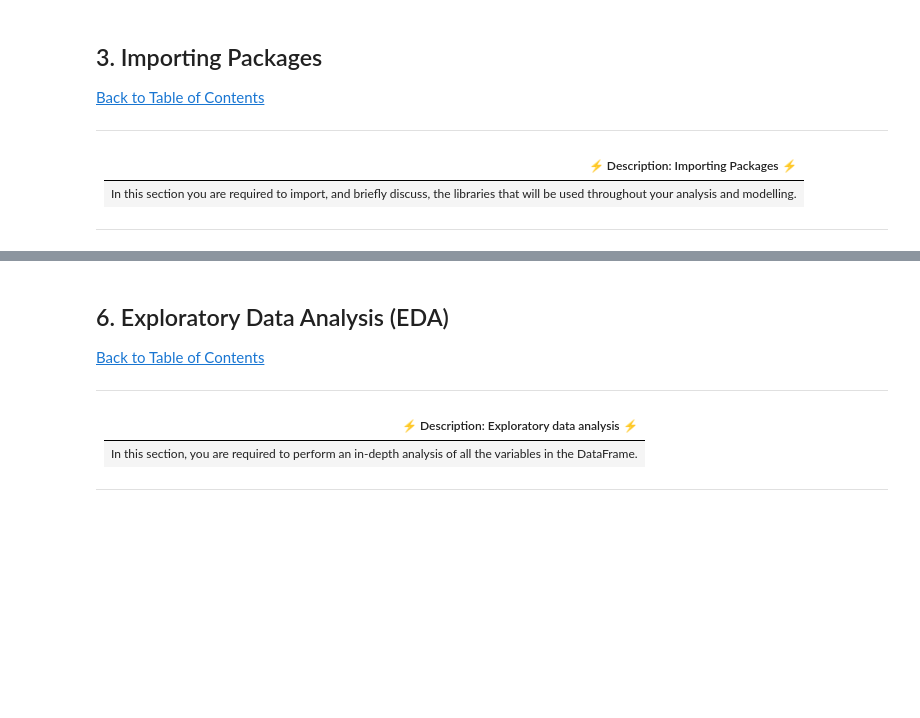
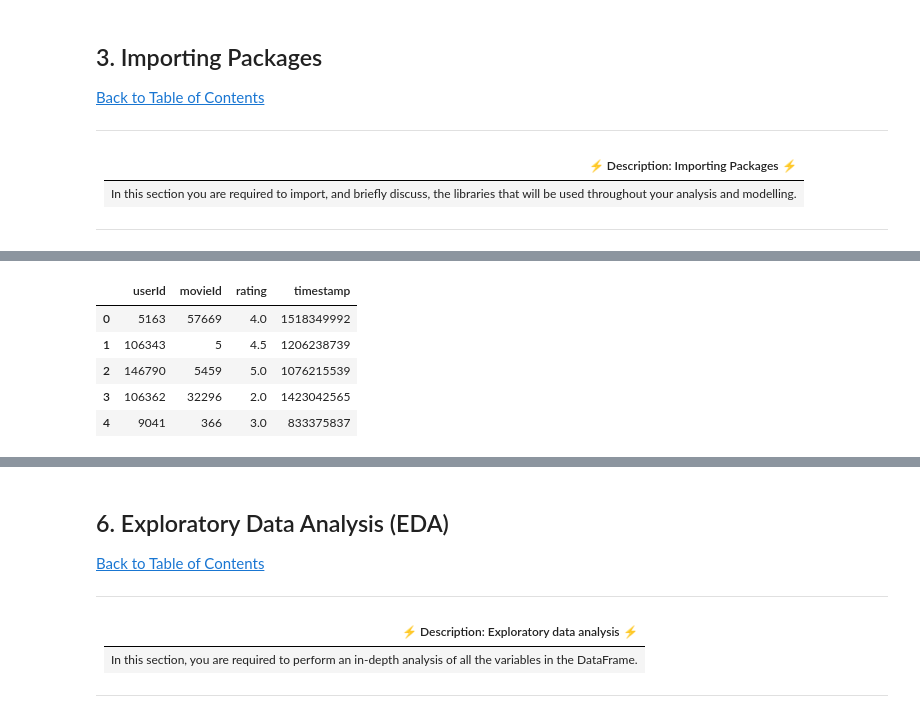
Before and after one commit to HlawuR/SmartRecommender, a Jupyter notebook: Unsupervised_skeleton_notebook.ipynb, the cells around one changed output, grey strips where cells are left out. Cells and saved outputs as stored; diff of their text form; code cells hidden in the pictures; blank space fills up the shorter version.

```diff
--- a/Unsupervised_skeleton_notebook.ipynb
+++ b/Unsupervised_skeleton_notebook.ipynb
@@ -112,0 +284,9 @@ df = # load the data
+# %%
+df_train.head()
+# %% [output]
+|  | userId | movieId | rating | timestamp |
+| 0 | 5163 | 57669 | 4.0 | 1518349992 |
+| 1 | 106343 | 5 | 4.5 | 1206238739 |
+| 2 | 146790 | 5459 | 5.0 | 1076215539 |
+| 3 | 106362 | 32296 | 2.0 | 1423042565 |
+| 4 | 9041 | 366 | 3.0 | 833375837 |
```
Also changed, not shown: parts of 28 cells of this notebook.
